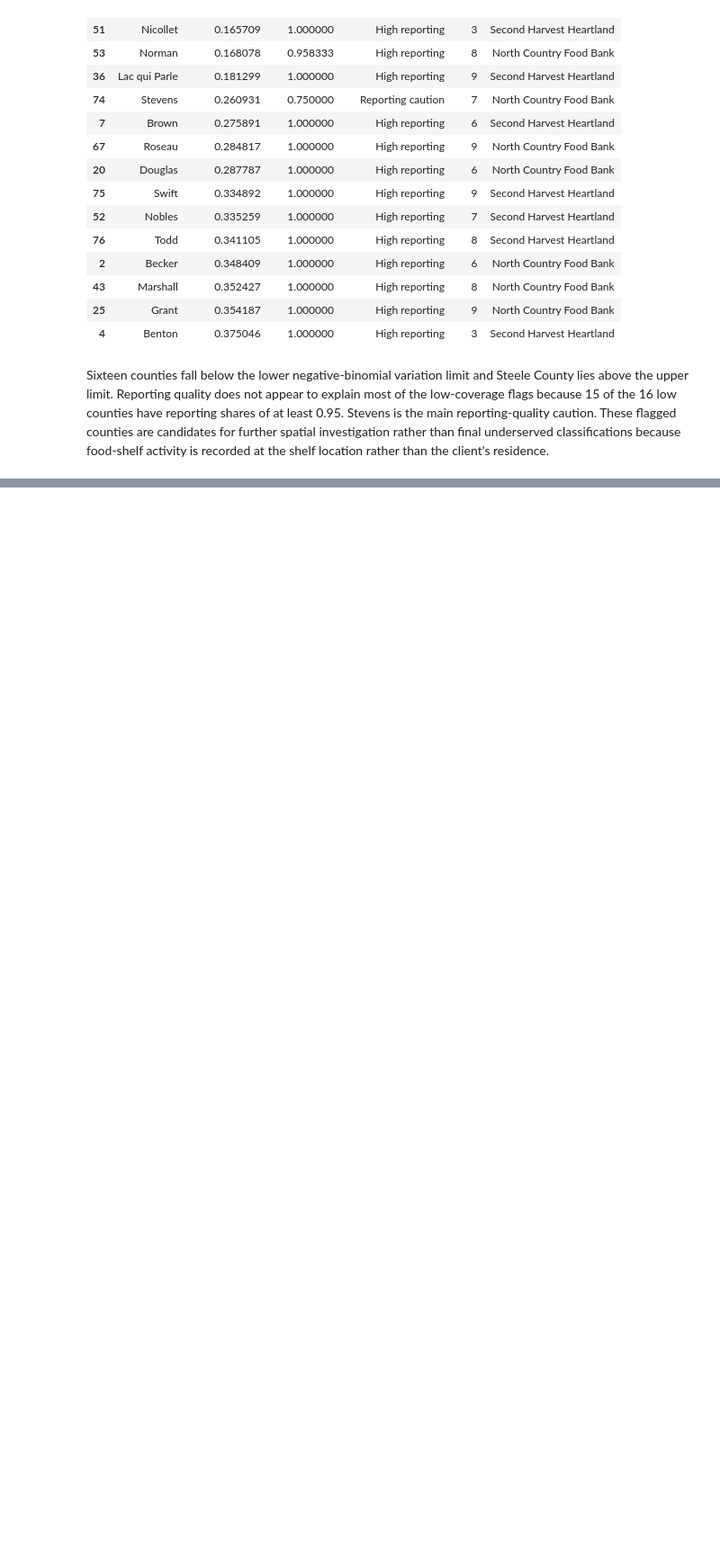
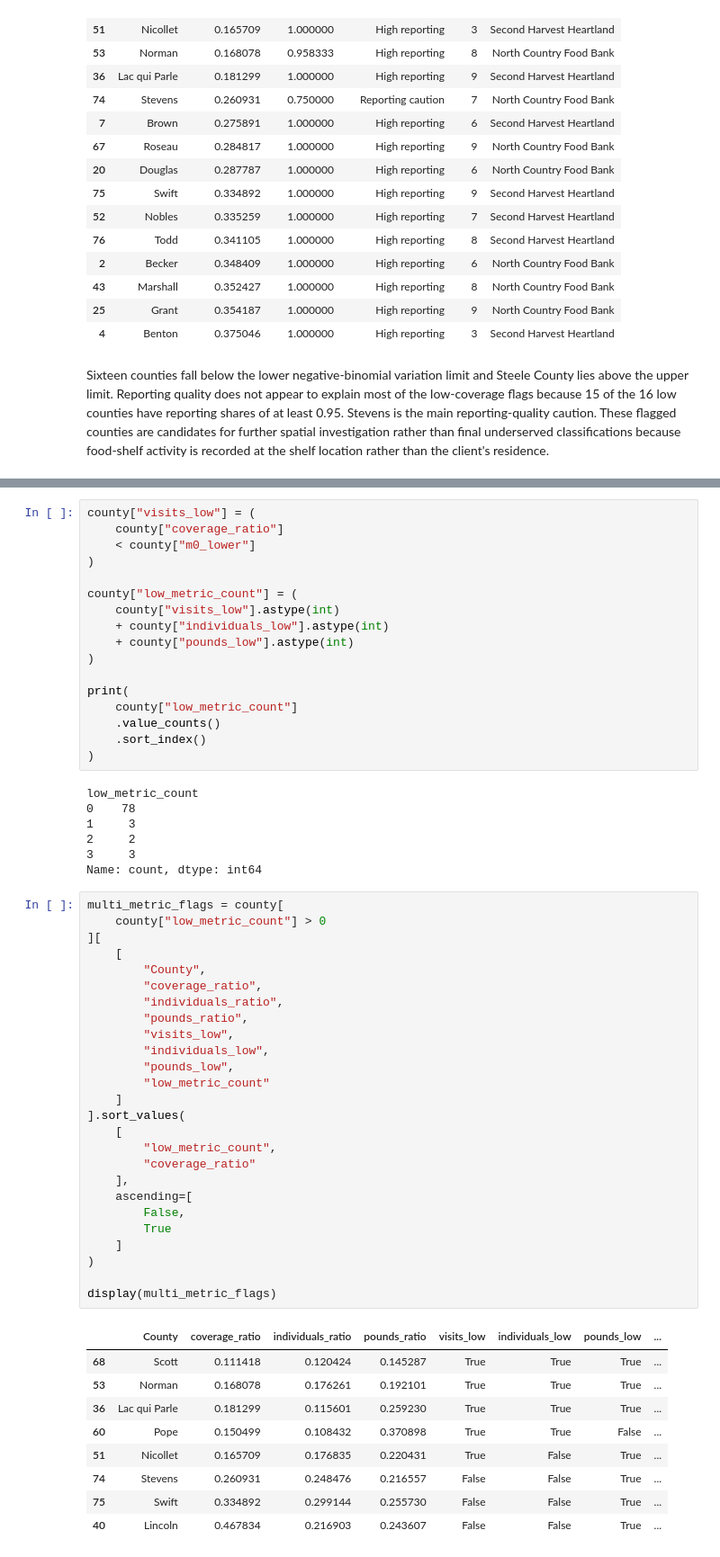
Before and after one commit to Hajar0Ahmed/MinneMUDAC2026Outliers, a Jupyter notebook: notebooks/explain_ratio.ipynb, the cells around one changed output, grey strips where cells are left out. Shown at 90% size. Saved outputs shown, nothing was run; the diff lists cells and outputs as text; blank space fills up the shorter version.

```diff
--- a/notebooks/explain_ratio.ipynb
+++ b/notebooks/explain_ratio.ipynb
@@ -693,0 +1102,60 @@ Sixteen counties fall below the lower negative-binomial variation limit and Stee
+# %%
+county["visits_low"] = (
+    county["coverage_ratio"]
+    < county["m0_lower"]
+)
+
+county["low_metric_count"] = (
+    county["visits_low"].astype(int)
+    + county["individuals_low"].astype(int)
+    + county["pounds_low"].astype(int)
+)
+
+print(
+    county["low_metric_count"]
+    .value_counts()
+    .sort_index()
+)
+# %% [output]
+low_metric_count
+0    78
+1     3
+2     2
+3     3
+Name: count, dtype: int64
+# %%
+multi_metric_flags = county[
+    county["low_metric_count"] > 0
+][
+    [
+        "County",
+        "coverage_ratio",
+        "individuals_ratio",
+        "pounds_ratio",
+        "visits_low",
+        "individuals_low",
+        "pounds_low",
+        "low_metric_count"
+    ]
+].sort_values(
+    [
+        "low_metric_count",
+        "coverage_ratio"
+    ],
+    ascending=[
+        False,
+        True
+    ]
+)
+
+display(multi_metric_flags)
+# %% [output]
+|  | County | coverage_ratio | individuals_ratio | pounds_ratio | visits_low | individuals_low | pounds_low | ... |
+| 68 | Scott | 0.111418 | 0.120424 | 0.145287 | True | True | True | ... |
+| 53 | Norman | 0.168078 | 0.176261 | 0.192101 | True | True | True | ... |
+| 36 | Lac qui Parle | 0.181299 | 0.115601 | 0.259230 | True | True | True | ... |
+| 60 | Pope | 0.150499 | 0.108432 | 0.370898 | True | True | False | ... |
+| 51 | Nicollet | 0.165709 | 0.176835 | 0.220431 | True | False | True | ... |
+| 74 | Stevens | 0.260931 | 0.248476 | 0.216557 | False | False | True | ... |
+| 75 | Swift | 0.334892 | 0.299144 | 0.255730 | False | False | True | ... |
+| 40 | Lincoln | 0.467834 | 0.216903 | 0.243607 | False | False | True | ... |
```
Also changed, not shown: parts of 13 cells of this notebook, 2 other files.
